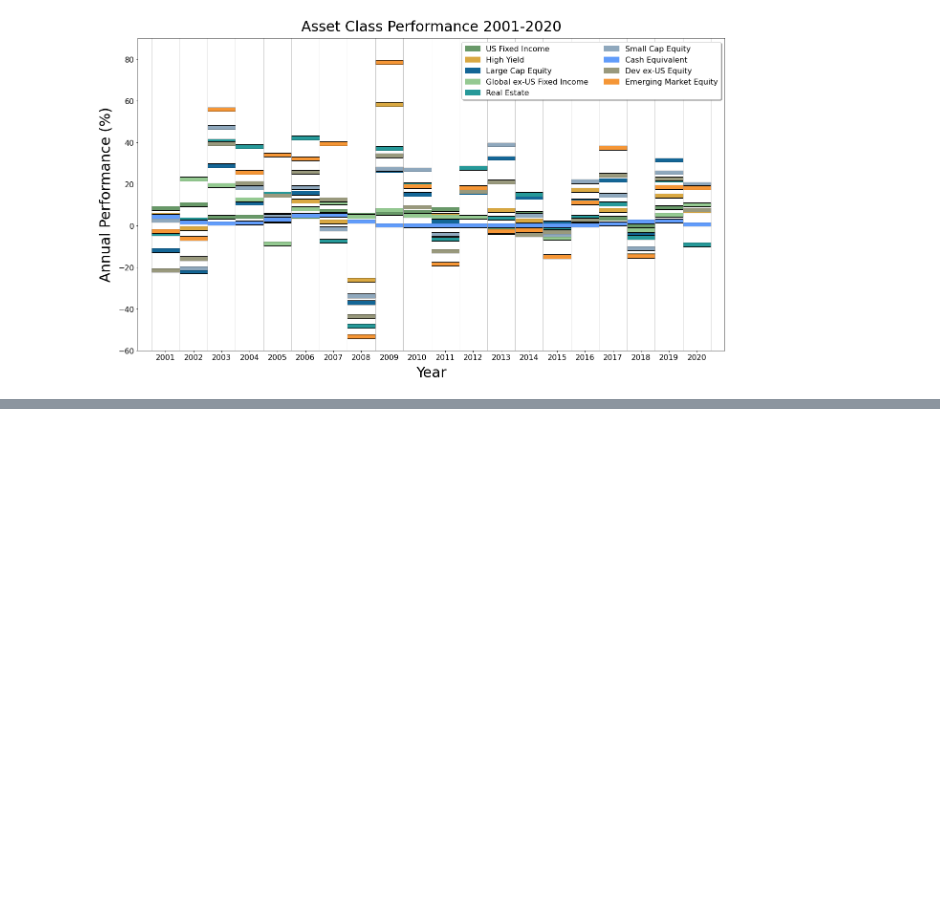
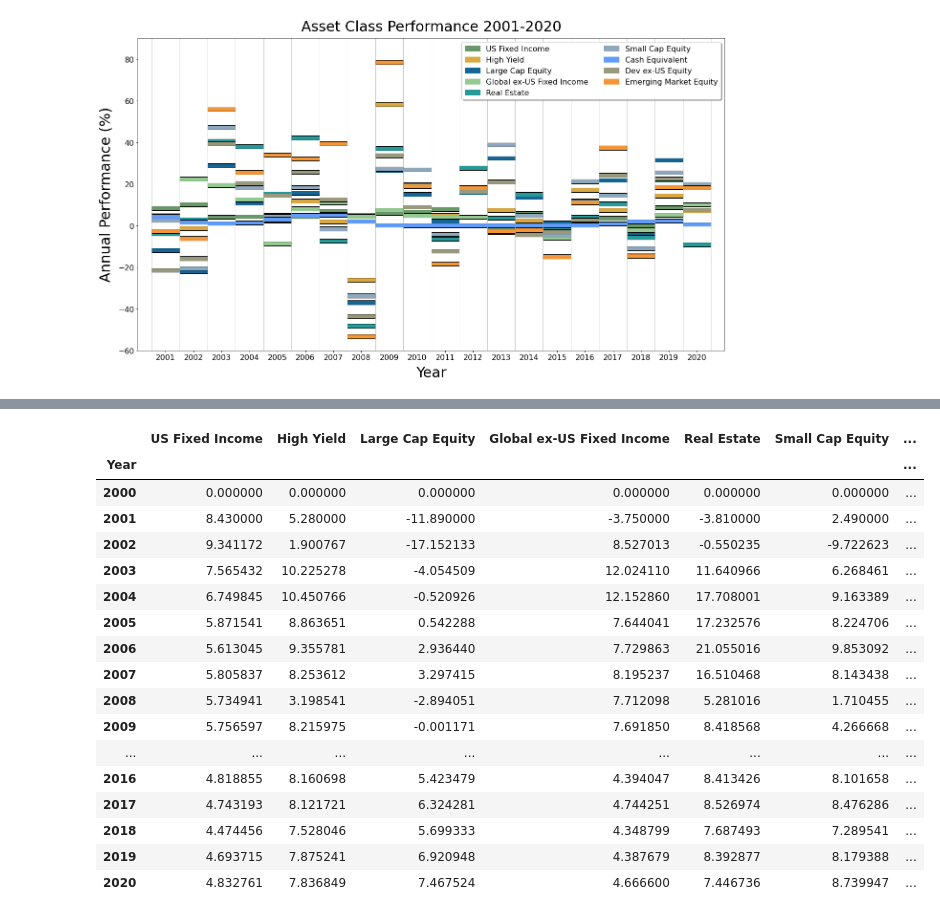
Before and after one commit to jsprag/Callan-Chart, a Jupyter notebook: Callan_Chart.ipynb, the cells around one changed output, grey strips where cells are left out. Drawn from its saved outputs; the diff is of its cells as text; code cells hidden in the pictures; blank space fills up the shorter version.

```diff
--- a/Callan_Chart.ipynb
+++ b/Callan_Chart.ipynb
@@ -123,0 +218,33 @@ ax.figure.savefig("callan_chart.png")
+# %%
+# create copy for CAGR
+
+df_cagr = df.copy()
+# %%
+for c in df_cagr.columns:
+    for i in df_cagr.index:
+        df_cagr[c][i] = (stats.gmean(df_returns[c].loc[2001:i]) - 1) * 100
+# %%
+# create a row to represent end of year 2000
+df_cagr.loc[2000] = [0] * len(df.columns)
+df_cagr.sort_index(inplace=True)
+
+df_cagr
+# %% [output]
+|  | US Fixed Income | High Yield | Large Cap Equity | Global ex-US Fixed Income | Real Estate | Small Cap Equity | ... |
+| Year |  |  |  |  |  |  | ... |
+| 2000 | 0.000000 | 0.000000 | 0.000000 | 0.000000 | 0.000000 | 0.000000 | ... |
+| 2001 | 8.430000 | 5.280000 | -11.890000 | -3.750000 | -3.810000 | 2.490000 | ... |
+| 2002 | 9.341172 | 1.900767 | -17.152133 | 8.527013 | -0.550235 | -9.722623 | ... |
+| 2003 | 7.565432 | 10.225278 | -4.054509 | 12.024110 | 11.640966 | 6.268461 | ... |
+| 2004 | 6.749845 | 10.450766 | -0.520926 | 12.152860 | 17.708001 | 9.163389 | ... |
+| 2005 | 5.871541 | 8.863651 | 0.542288 | 7.644041 | 17.232576 | 8.224706 | ... |
+| 2006 | 5.613045 | 9.355781 | 2.936440 | 7.729863 | 21.055016 | 9.853092 | ... |
+| 2007 | 5.805837 | 8.253612 | 3.297415 | 8.195237 | 16.510468 | 8.143438 | ... |
+| 2008 | 5.734941 | 3.198541 | -2.894051 | 7.712098 | 5.281016 | 1.710455 | ... |
+| 2009 | 5.756597 | 8.215975 | -0.001171 | 7.691850 | 8.418568 | 4.266668 | ... |
+| ... | ... | ... | ... | ... | ... | ... | ... |
+| 2016 | 4.818855 | 8.160698 | 5.423479 | 4.394047 | 8.413426 | 8.101658 | ... |
+| 2017 | 4.743193 | 8.121721 | 6.324281 | 4.744251 | 8.526974 | 8.476286 | ... |
+| 2018 | 4.474456 | 7.528046 | 5.699333 | 4.348799 | 7.687493 | 7.289541 | ... |
+| 2019 | 4.693715 | 7.875241 | 6.920948 | 4.387679 | 8.392877 | 8.179388 | ... |
+| 2020 | 4.832761 | 7.836849 | 7.467524 | 4.666600 | 7.446736 | 8.739947 | ... |
```
Also changed, not shown: parts of 14 cells of this notebook, 2 other files.
